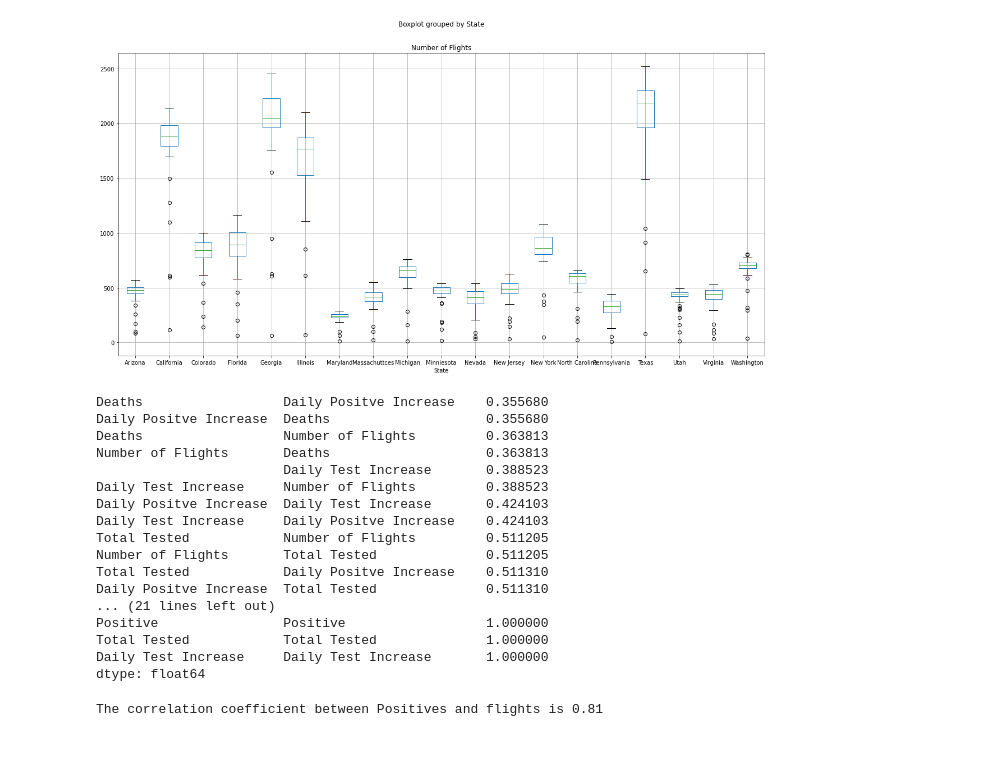
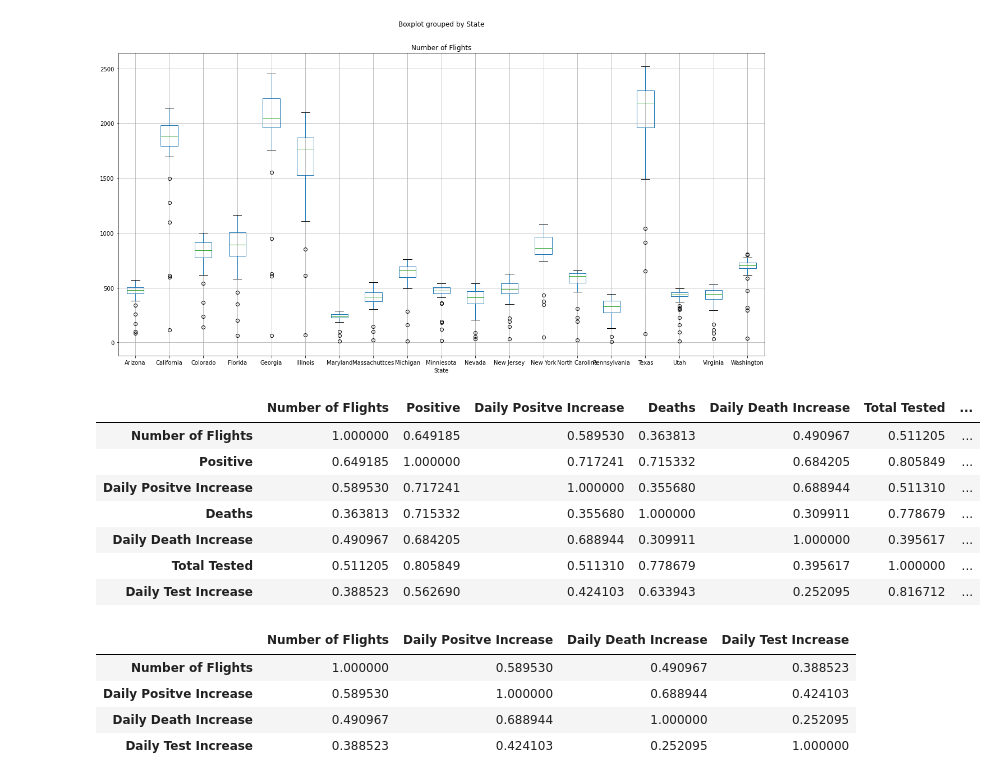
Before and after one commit to MersedehSP/Covid_Analyzer, a Jupyter notebook: Fake_Data_Visualizations.ipynb, the cells around one changed output. Cells and saved outputs as stored; diff of their text form; code cells hidden in the pictures; blank space fills up the shorter version.

```diff
--- a/Fake_Data_Visualizations.ipynb
+++ b/Fake_Data_Visualizations.ipynb
@@ -66,27 +66,27 @@ data_df.boxplot("Number of Flights", by="State", figsize=(20, 10))
 <matplotlib.axes._subplots.AxesSubplot at 0x...>
 [figure]
 # %%
-data_desc = data_df.corr()
-data_desc.unstack().sort_values()
+#correlation of entire base dataset
+data_desc = data_df.corr(method = 'pearson')
+#data_desc.unstack().sort_values()
+data_desc
 # %% [output]
-Deaths                  Daily Positve Increase    0.355680
-Daily Positve Increase  Deaths                    0.355680
-Deaths                  Number of Flights         0.363813
-Number of Flights       Deaths                    0.363813
-                        Daily Test Increase       0.388523
-Daily Test Increase     Number of Flights         0.388523
-Daily Positve Increase  Daily Test Increase       0.424103
-Daily Test Increase     Daily Positve Increase    0.424103
-Total Tested            Number of Flights         0.511205
-Number of Flights       Total Tested              0.511205
-Total Tested            Daily Positve Increase    0.511310
-Daily Positve Increase  Total Tested              0.511310
-... (21 lines left out)
-Positive                Positive                  1.000000
-Total Tested            Total Tested              1.000000
-Daily Test Increase     Daily Test Increase       1.000000
-dtype: float64
+|  | Number of Flights | Positive | Daily Positve Increase | Deaths | Daily Death Increase | Total Tested | ... |
+| Number of Flights | 1.000000 | 0.649185 | 0.589530 | 0.363813 | 0.490967 | 0.511205 | ... |
+| Positive | 0.649185 | 1.000000 | 0.717241 | 0.715332 | 0.684205 | 0.805849 | ... |
+| Daily Positve Increase | 0.589530 | 0.717241 | 1.000000 | 0.355680 | 0.688944 | 0.511310 | ... |
+| Deaths | 0.363813 | 0.715332 | 0.355680 | 1.000000 | 0.309911 | 0.778679 | ... |
+| Daily Death Increase | 0.490967 | 0.684205 | 0.688944 | 0.309911 | 1.000000 | 0.395617 | ... |
+| Total Tested | 0.511205 | 0.805849 | 0.511310 | 0.778679 | 0.395617 | 1.000000 | ... |
+| Daily Test Increase | 0.388523 | 0.562690 | 0.424103 | 0.633943 | 0.252095 | 0.816712 | ... |
-# %%
-print(f"The correlation coefficient between Positives and flights is {round(st.pearsonr(flights,positive)[0],2)}")
-# %% [output]
-The correlation coefficient between Positives and flights is 0.81
+# %%
+#generating the correlation of the columns we actually care about
+prep_df = data_df.groupby(['State','Date'], as_index=False)[['Number of Flights','Daily Positve Increase','Daily Death Increase','Daily Test Increase']].sum()
+corr_pear = prep_df.corr(method = 'pearson')
+corr_pear
+# %% [output]
+|  | Number of Flights | Daily Positve Increase | Daily Death Increase | Daily Test Increase |
+| Number of Flights | 1.000000 | 0.589530 | 0.490967 | 0.388523 |
+| Daily Positve Increase | 0.589530 | 1.000000 | 0.688944 | 0.424103 |
+| Daily Death Increase | 0.490967 | 0.688944 | 1.000000 | 0.252095 |
+| Daily Test Increase | 0.388523 | 0.424103 | 0.252095 | 1.000000 |
```
Also changed, not shown: parts of 2 cells of this notebook.
